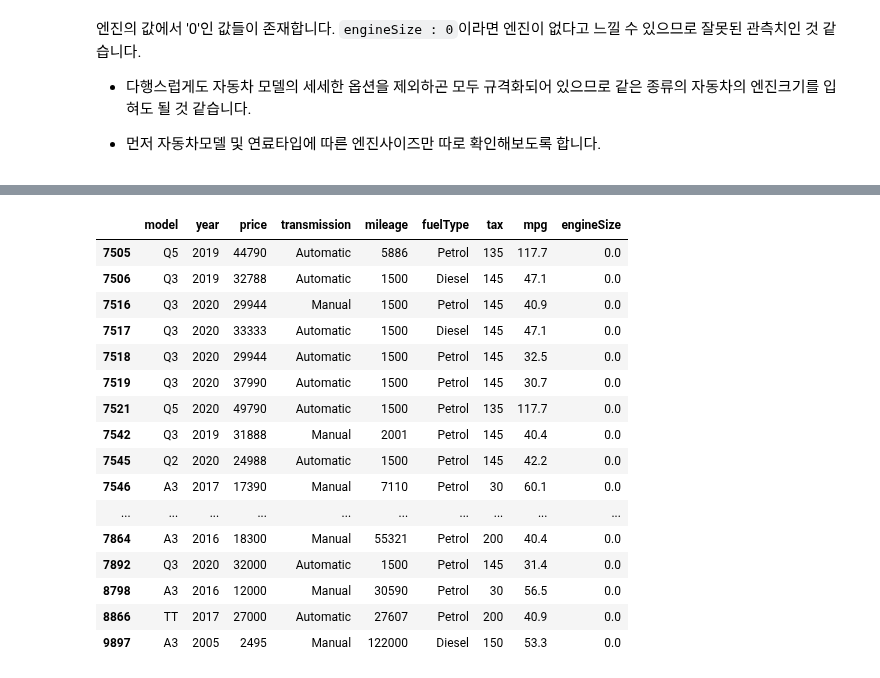
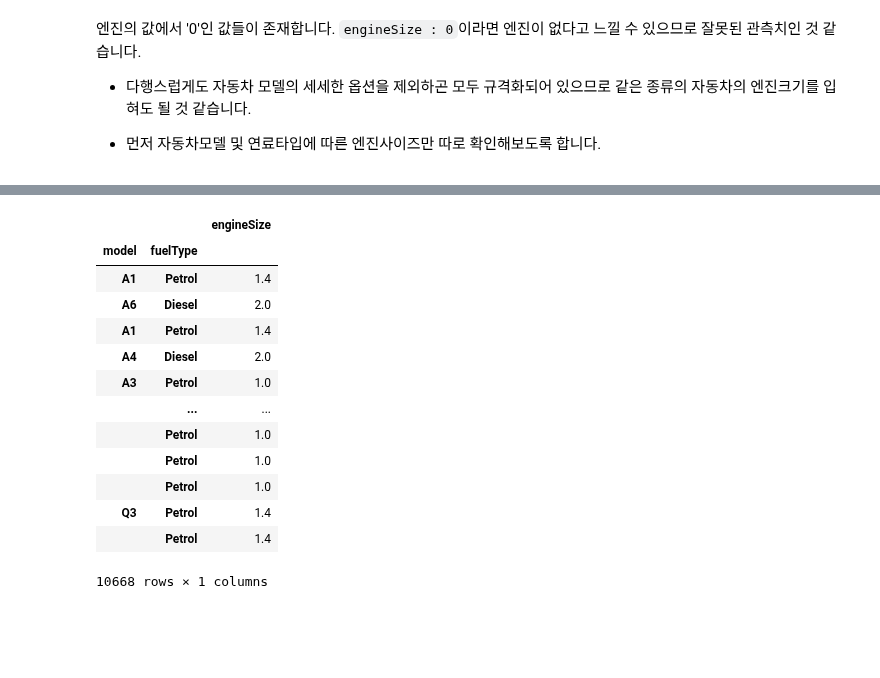
Before and after one commit to 00150/Practice-anything...., a Jupyter notebook: Project_used_car.ipynb, the cells around one changed output, grey strips where cells are left out. Cells and saved outputs as stored; diff of their text form; code cells hidden in the pictures; blank space fills up the shorter version.

```diff
--- a/Project_used_car.ipynb
+++ b/Project_used_car.ipynb
@@ -288,7 +301,8 @@ Name: tax, dtype: int64
 * 먼저 자동차모델 및 연료타입에 따른 엔진사이즈만 따로 확인해보도록 합니다.
 # %%
 # 자동차 모델 및 연료타입 및 연료사이즈
-audi.loc[:,['model','fuelType','engineSize']]
+extraction_audi = audi.loc[:,['model','fuelType','engineSize']]
+extraction_audi.head()
 # %% [output]
 |  | model | fuelType | engineSize |
 | 0 | A1 | Petrol | 1.4 |
@@ -308,20 +313,18 @@ audi
-# %%
-audi[audi['engineSize'] ==0]
-# %% [output]
-|  | model | year | price | transmission | mileage | fuelType | tax | mpg | engineSize |
-| 7505 | Q5 | 2019 | 44790 | Automatic | 5886 | Petrol | 135 | 117.7 | 0.0 |
-| 7506 | Q3 | 2019 | 32788 | Automatic | 1500 | Diesel | 145 | 47.1 | 0.0 |
-| 7516 | Q3 | 2020 | 29944 | Manual | 1500 | Petrol | 145 | 40.9 | 0.0 |
-| 7517 | Q3 | 2020 | 33333 | Automatic | 1500 | Diesel | 145 | 47.1 | 0.0 |
-| 7518 | Q3 | 2020 | 29944 | Automatic | 1500 | Petrol | 145 | 32.5 | 0.0 |
-| 7519 | Q3 | 2020 | 37990 | Automatic | 1500 | Petrol | 145 | 30.7 | 0.0 |
-| 7521 | Q5 | 2020 | 49790 | Automatic | 1500 | Petrol | 135 | 117.7 | 0.0 |
-| 7542 | Q3 | 2019 | 31888 | Manual | 2001 | Petrol | 145 | 40.4 | 0.0 |
-| 7545 | Q2 | 2020 | 24988 | Automatic | 1500 | Petrol | 145 | 42.2 | 0.0 |
-| 7546 | A3 | 2017 | 17390 | Manual | 7110 | Petrol | 30 | 60.1 | 0.0 |
-| ... | ... | ... | ... | ... | ... | ... | ... | ... | ... |
-| 7864 | A3 | 2016 | 18300 | Manual | 55321 | Petrol | 200 | 40.4 | 0.0 |
-| 7892 | Q3 | 2020 | 32000 | Automatic | 1500 | Petrol | 145 | 31.4 | 0.0 |
-| 8798 | A3 | 2016 | 12000 | Manual | 30590 | Petrol | 30 | 56.5 | 0.0 |
-| 8866 | TT | 2017 | 27000 | Automatic | 27607 | Petrol | 200 | 40.9 | 0.0 |
-| 9897 | A3 | 2005 | 2495 | Manual | 122000 | Diesel | 150 | 53.3 | 0.0 |
+# %%
+groupby_audi = extraction_audi.set_index(["model", "fuelType"])[["engineSize"]]
+groupby_audi
+# %% [output]
+|  |  | engineSize |
+| model | fuelType |  |
+| A1 | Petrol | 1.4 |
+| A6 | Diesel | 2.0 |
+| A1 | Petrol | 1.4 |
+| A4 | Diesel | 2.0 |
+| A3 | Petrol | 1.0 |
+|  | ... | ... |
+|  | Petrol | 1.0 |
+|  | Petrol | 1.0 |
+|  | Petrol | 1.0 |
+| Q3 | Petrol | 1.4 |
+|  | Petrol | 1.4 |
+10668 rows × 1 columns
```
Also changed, not shown: parts of 13 cells of this notebook.
